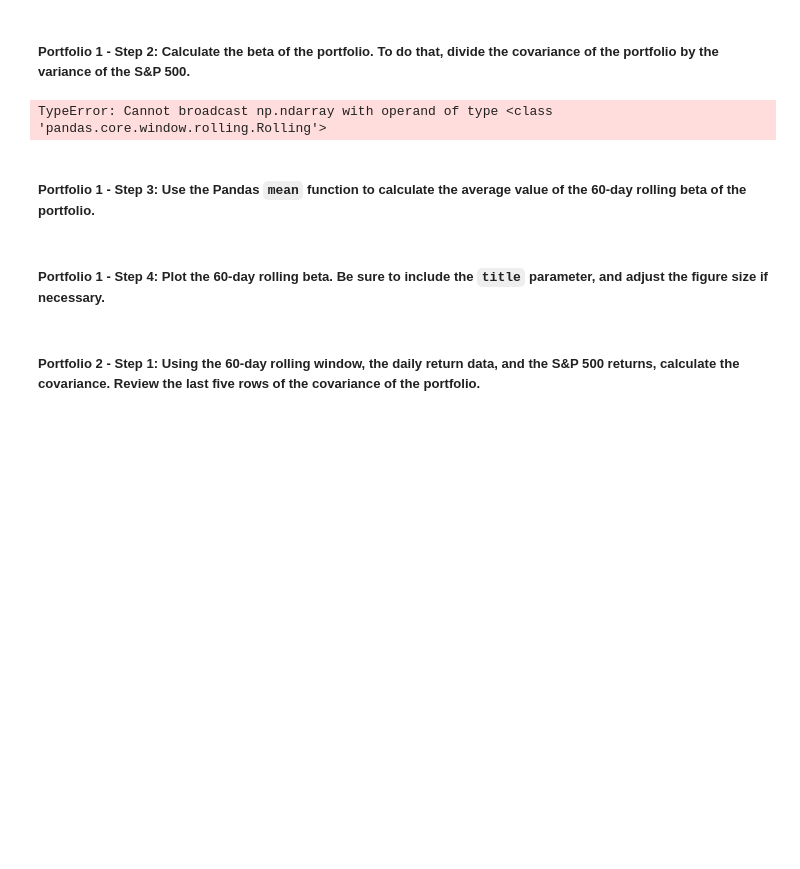
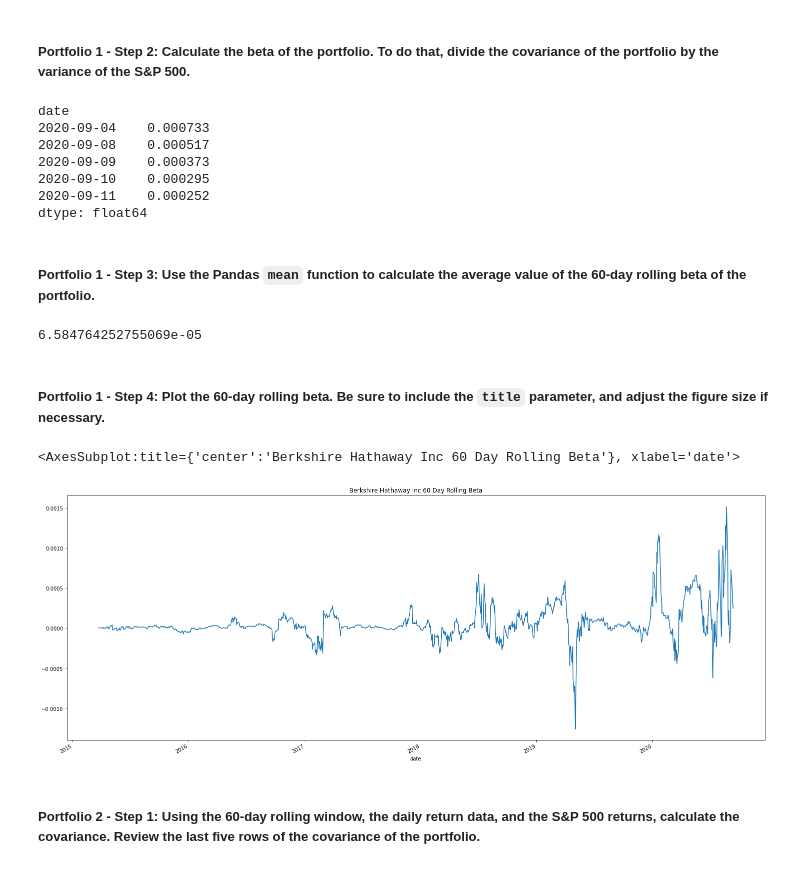
Before and after one commit to toniahurst/FinTech_Module_4_Challenge, a Jupyter notebook: risk_return_analysis.ipynb, the cells around one changed output. Cells and saved outputs as stored; diff of their text form; code cells hidden in the pictures; blank space fills up the shorter version.

```diff
--- a/risk_return_analysis.ipynb
+++ b/risk_return_analysis.ipynb
@@ -419,6 +401,7 @@ Name: S&P 500, Length: 1497, dtype: float64
 # # # # # # Portfolio 1: Berkshire Hathaway Inc # # # #. #
 # Calculate the covariance using a 60-day rolling window
 # Review the last five rows of the covariance data
-brka_rolling_60_covariance = daily_returns_df["BERKSHIRE HATHAWAY INC"].rolling(window=60).cov(daily_returns_df["S&P 500"]).rolling(window=60)
+brka_rolling_60 = daily_returns_df["BERKSHIRE HATHAWAY INC"].rolling(window=60)
+brka_rolling_60_covariance = brka_rolling_60.cov(snp_rolling_60_variance)
 brka_rolling_60_covariance
 # %% [output]
@@ -431,18 +426,29 @@ Rolling [window=60,center=False,axis=0]
 brka_rolling_60_beta = brka_rolling_60_covariance / snp_rolling_60_variance
 brka_rolling_60_beta.tail()
 # %% [output]
-TypeError: Cannot broadcast np.ndarray with operand of type <class 'pandas.core.window.rolling.Rolling'>
+date
+2020-09-04    0.000733
+2020-09-08    0.000517
+2020-09-09    0.000373
+2020-09-10    0.000295
+2020-09-11    0.000252
+dtype: float64
 # %% [markdown]
 ##### Portfolio 1 - Step 3: Use the Pandas `mean` function to calculate the average value of the 60-day rolling beta of the portfolio.
 # %%
 # Calculate the average of the 60-day rolling beta
-beta_market.mean()
+brka_rolling_60_beta.mean()
+# %% [output]
+6.584764252755069e-05
 # %% [markdown]
 ##### Portfolio 1 - Step 4: Plot the 60-day rolling beta. Be sure to include the `title` parameter, and adjust the figure size if necessary.
 # %%
 # Plot the rolling beta
 # Include a title parameter and adjust the figure size
-# YOUR CODE HERE
+brka_rolling_60_beta.plot(figsize=(25,10), title="Berkshire Hathaway Inc 60 Day Rolling Beta")
+# %% [output]
+<AxesSubplot:title={'center':'Berkshire Hathaway Inc 60 Day Rolling Beta'}, xlabel='date'>
+[figure, added]
 # %% [markdown]
 ##### Portfolio 2 - Step 1: Using the 60-day rolling window, the daily return data, and the S&P 500 returns, calculate the covariance. Review the last five rows of the covariance of the portfolio.
 # %%
```
Also changed, not shown: parts of 10 cells of this notebook.
